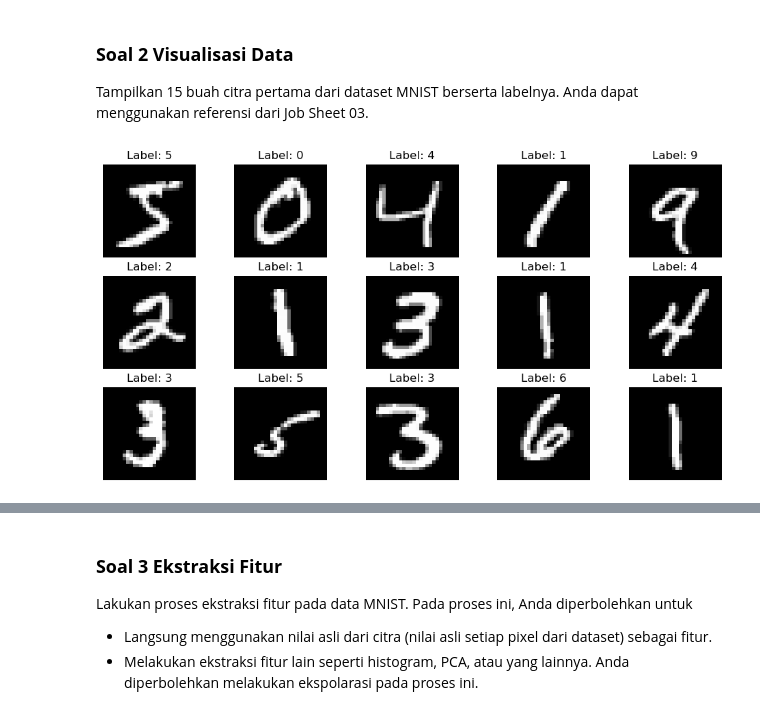
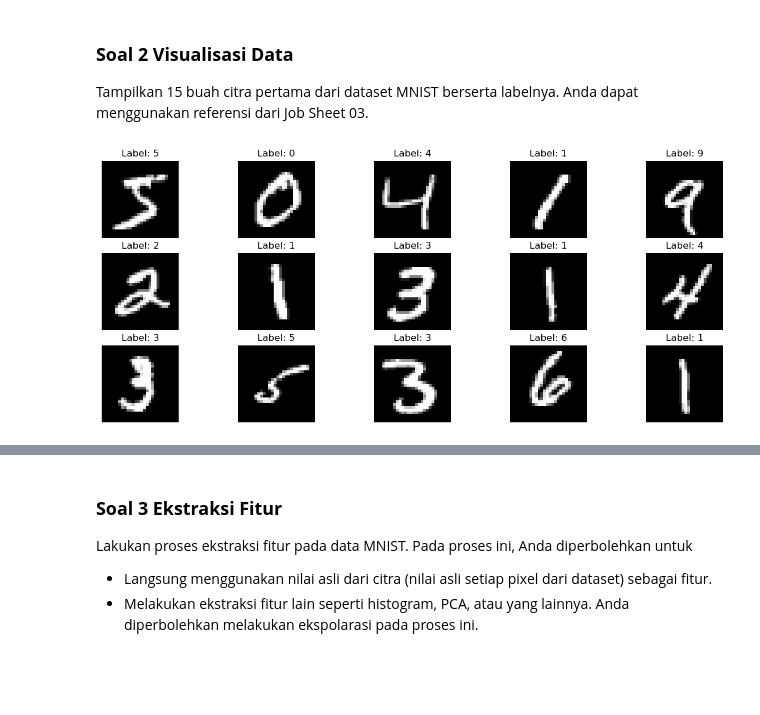
Before and after one commit to alvianfirdaus/Kelompok3_ML, a Jupyter notebook: Kuis 1/Pembelajaran Mesin - Kuis 1.ipynb, the cells around one changed output, grey strips where cells are left out. Drawn from its saved outputs; the diff is of its cells as text; code cells hidden in the pictures; blank space fills up the shorter version.

```diff
--- a/Kuis 1/Pembelajaran Mesin - Kuis 1.ipynb
+++ b/Kuis 1/Pembelajaran Mesin - Kuis 1.ipynb
@@ -164,16 +164,23 @@ Dengan demikian, berdasarkan data yang ditampilkan, tidak ada indikasi kuat adan
 ### **Soal 2 Visualisasi Data**
 Tampilkan 15 buah citra pertama dari dataset MNIST berserta labelnya. Anda dapat menggunakan referensi dari Job Sheet 03.
 # %%
-# Mengambil data dan target dari dataset MNIST
-X, y = mnist.data.to_numpy(), mnist.target.astype(int)
+import matplotlib.pyplot as plt
 
-# 2. Menampilkan 15 Citra Pertama
-plt.figure(figsize=(12, 6))
+# Mengambil 15 citra pertama dan labelnya
+images = mnist.data[:15].to_numpy(dtype=int)
+labels = mnist.target[:15]
+
+# Mengubah data citra menjadi bentuk yang sesuai (28x28 pixel)
+images = images.reshape(-1, 28, 28)
+
+# Menampilkan 15 citra beserta labelnya
+plt.figure(figsize=(15, 6))
 for i in range(15):
     plt.subplot(3, 5, i + 1)
-    plt.imshow(X[i].reshape(28, 28), cmap="gray")
-    plt.title(f"Label: {y[i]}")
-    plt.axis("off")
+    plt.imshow(images[i], cmap='gray')
+    plt.title(f"Label: {labels[i]}")
+    plt.axis('off')
+
 plt.show()
 # %% [output]
-[figure, old version]
+[figure, new version]
```
Also changed, not shown: parts of 35 cells of this notebook, 3 other files.
